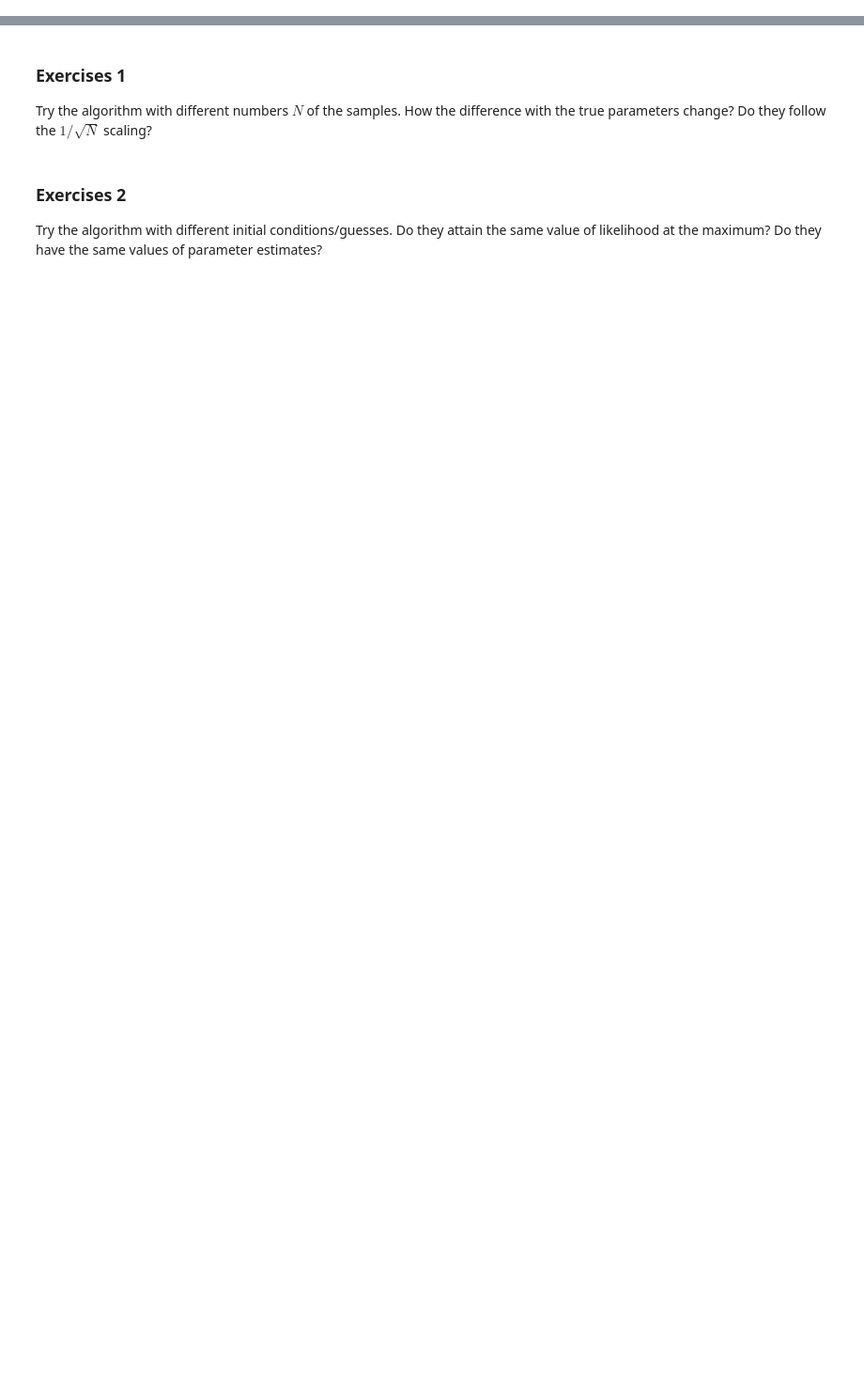
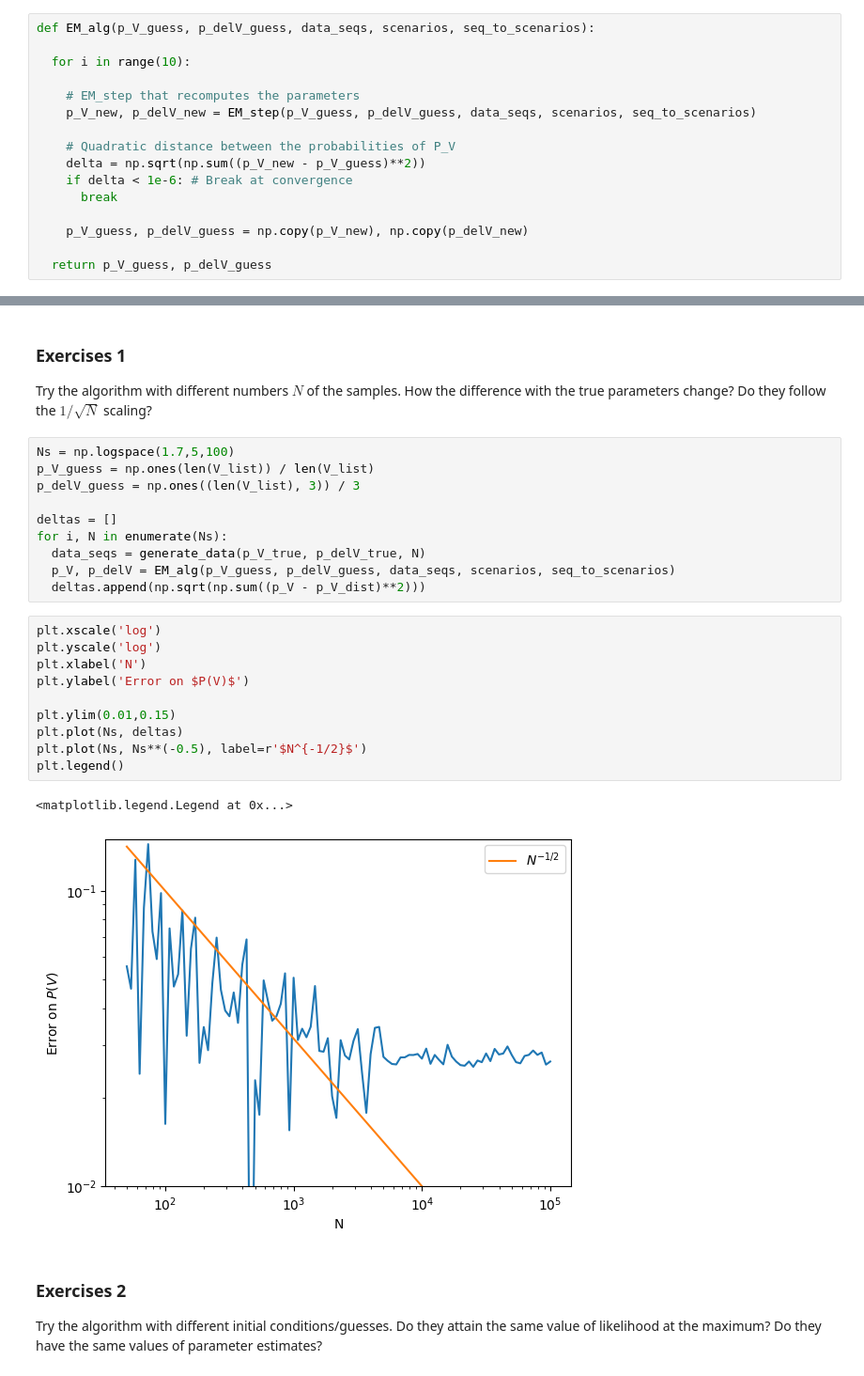
Before and after one commit to amazzoli/Quantitative_immunology, a Jupyter notebook: notebooks/VDJ_exercise.ipynb, the cells around one changed output, grey strips where cells are left out. Shown: that part at 94% size. Saved outputs shown, nothing was run; the diff lists cells and outputs as text; blank space fills up the shorter version.

```diff
--- a/notebooks/VDJ_exercise.ipynb
+++ b/notebooks/VDJ_exercise.ipynb
@@ -349,6 +349,22 @@ def EM_step(p_V_guess, p_delV_guess, seqs, scenarios, seq_to_scenarios):
   p_delV_new /= (p_V_new[:,np.newaxis] * N_tot)
 
   return p_V_new, p_delV_new
+# %%
+def EM_alg(p_V_guess, p_delV_guess, data_seqs, scenarios, seq_to_scenarios):
+
+  for i in range(10):
+
+    # EM_step that recomputes the parameters
+    p_V_new, p_delV_new = EM_step(p_V_guess, p_delV_guess, data_seqs, scenarios, seq_to_scenarios)
+
+    # Quadratic distance between the probabilities of P_V
+    delta = np.sqrt(np.sum((p_V_new - p_V_guess)**2))
+    if delta < 1e-6: # Break at convergence
+      break
+
+    p_V_guess, p_delV_guess = np.copy(p_V_new), np.copy(p_delV_new)
+
+  return p_V_guess, p_delV_guess
 # %%
 # Uniform initial guesses
 p_V_guess = np.ones(len(V_list)) / len(V_list)
@@ -398,6 +410,29 @@ plt.savefig('likelihood_comparison.svg')
 # %% [markdown]
 ### Exercises 1
 Try the algorithm with different numbers $N$ of the samples. How the difference with the true parameters change? Do they follow the $1/\sqrt{N}$ scaling?
+# %%
+Ns = np.logspace(1.7,5,100)
+p_V_guess = np.ones(len(V_list)) / len(V_list)
+p_delV_guess = np.ones((len(V_list), 3)) / 3
+
+deltas = []
+for i, N in enumerate(Ns):
+  data_seqs = generate_data(p_V_true, p_delV_true, N)
+  p_V, p_delV = EM_alg(p_V_guess, p_delV_guess, data_seqs, scenarios, seq_to_scenarios)
+  deltas.append(np.sqrt(np.sum((p_V - p_V_dist)**2)))
+# %%
+plt.xscale('log')
+plt.yscale('log')
+plt.xlabel('N')
+plt.ylabel('Error on $P(V)$')
+
+plt.ylim(0.01,0.15)
+plt.plot(Ns, deltas)
+plt.plot(Ns, Ns**(-0.5), label=r'$N^{-1/2}$')
+plt.legend()
+# %% [output]
+<matplotlib.legend.Legend at 0x...>
+[figure, added]
 # %% [markdown]
 ### Exercises 2
 Try the algorithm with different initial conditions/guesses. Do they attain the same value of likelihood at the maximum? Do they have the same values of parameter estimates?
```
Also changed, not shown: parts of 8 cells of this notebook.
